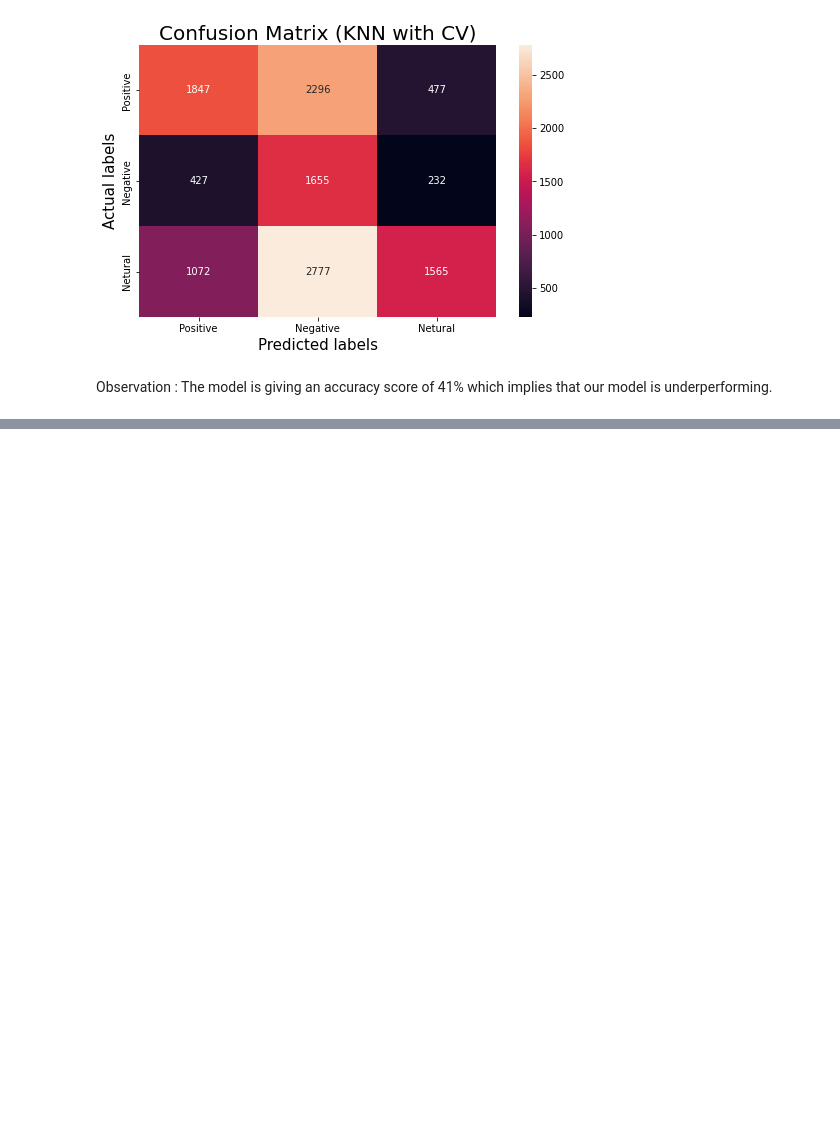
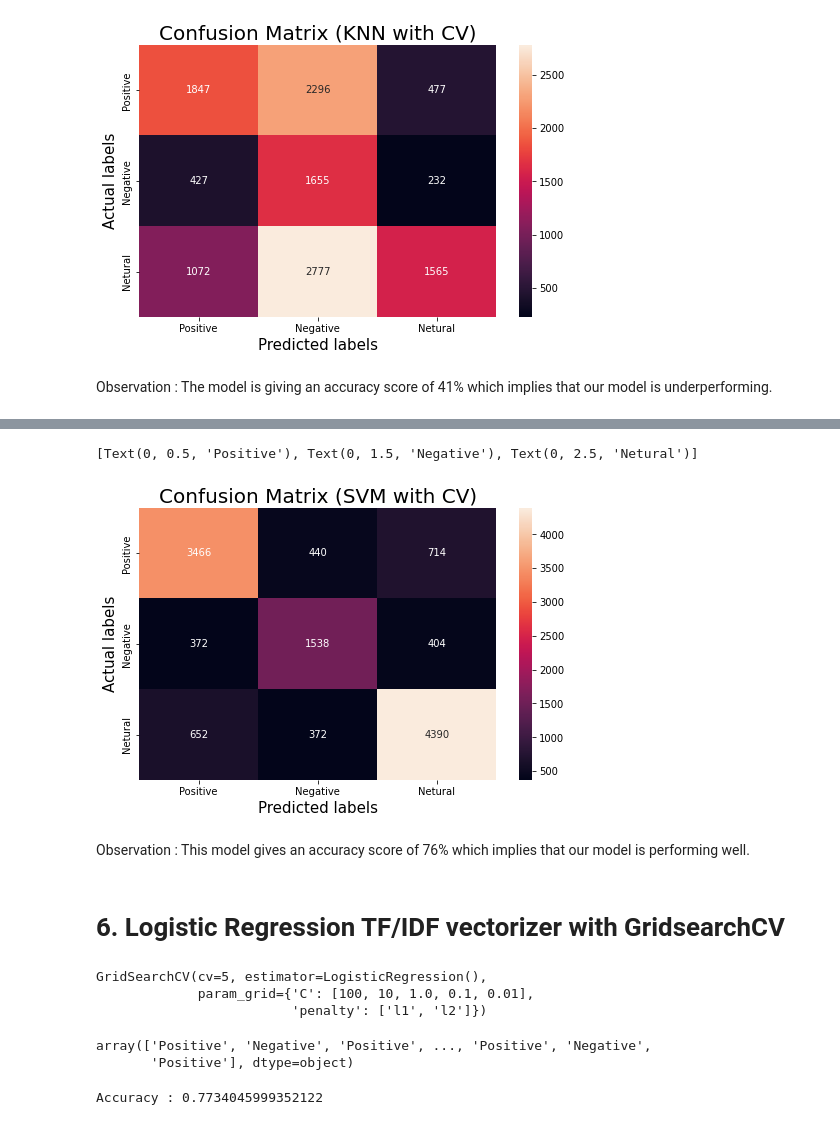
Before and after one commit to Shubhamprasad1995/Coronavirus-Tweet-Sentiment-Analysis, a Jupyter notebook: Coronavirus_Tweet_Sentiment_Analysis_Capstone_Project.ipynb, the cells around one changed output, grey strips where cells are left out. Drawn from its saved outputs; the diff is of its cells as text; code cells hidden in the pictures; blank space fills up the shorter version.

```diff
--- a/Coronavirus_Tweet_Sentiment_Analysis_Capstone_Project.ipynb
+++ b/Coronavirus_Tweet_Sentiment_Analysis_Capstone_Project.ipynb
@@ -618,0 +621,9 @@ The model is giving an accuracy score of 41% which implies that our model is und
+# %%
+# Initializing model
+svm_cv = SVC()
+
+#fitting the data to model
+svm_cv.fit(cv_X_train,y_train)
+
+#prediction
+pred_svm_cv = svm_cv.predict(cv_X_test)
@@ -618,0 +655,48 @@ The model is giving an accuracy score of 41% which implies that our model is und
+# %%
+#Plotting Confussion matrix
+cf5= (confusion_matrix(y_test,pred_svm_cv))
+plt.figure(figsize=(8,5))
+ax= plt.subplot()
+sns.heatmap(cf5, annot=True, fmt=".0f",ax = ax)
+
+# labels, title and ticks
+ax.set_xlabel('Predicted labels', fontsize=15)
+ax.set_ylabel('Actual labels', fontsize=15)
+ax.set_title('Confusion Matrix (SVM with CV)', fontsize=20)
+ax.xaxis.set_ticklabels(labels)
+ax.yaxis.set_ticklabels(labels)
+# %% [output]
+[Text(0, 0.5, 'Positive'), Text(0, 1.5, 'Negative'), Text(0, 2.5, 'Netural')]
+[figure, added]
+# %% [markdown]
+Observation :
+This model gives an accuracy score of 76% which implies that our model is performing well.
+# %% [markdown]
+# **6. Logistic Regression TF/IDF vectorizer with GridsearchCV**
+# %%
+# Initializing model
+lr_tv=LogisticRegression()
+parameters = dict(penalty=['l1', 'l2'],C=[100, 10, 1.0, 0.1, 0.01])
+
+#Hyperparameter tuning by GridserchCV
+lr_tv_Gcv=GridSearchCV(lr_tv,parameters,cv=5)
+
+#fitting the data to model
+lr_tv_Gcv.fit(tv_X_train,y_train)
+# %% [output]
+GridSearchCV(cv=5, estimator=LogisticRegression(),
+             param_grid={'C': [100, 10, 1.0, 0.1, 0.01],
+                         'penalty': ['l1', 'l2']})
+# %%
+#predicted values
+pred_lr_tv_Gcv = lr_tv_Gcv.predict(tv_X_test)
+pred_lr_tv_Gcv
+# %% [output]
+array(['Positive', 'Negative', 'Positive', ..., 'Positive', 'Negative',
+       'Positive'], dtype=object)
+# %%
+#Accuracy
+accuracy_lr_Gcv = accuracy_score(y_test,pred_lr_tv_Gcv)
+print("Accuracy :",(accuracy_lr_Gcv))
+# %% [output]
+Accuracy : 0.7734045999352122
```
Also changed, not shown: parts of 43 cells of this notebook.
